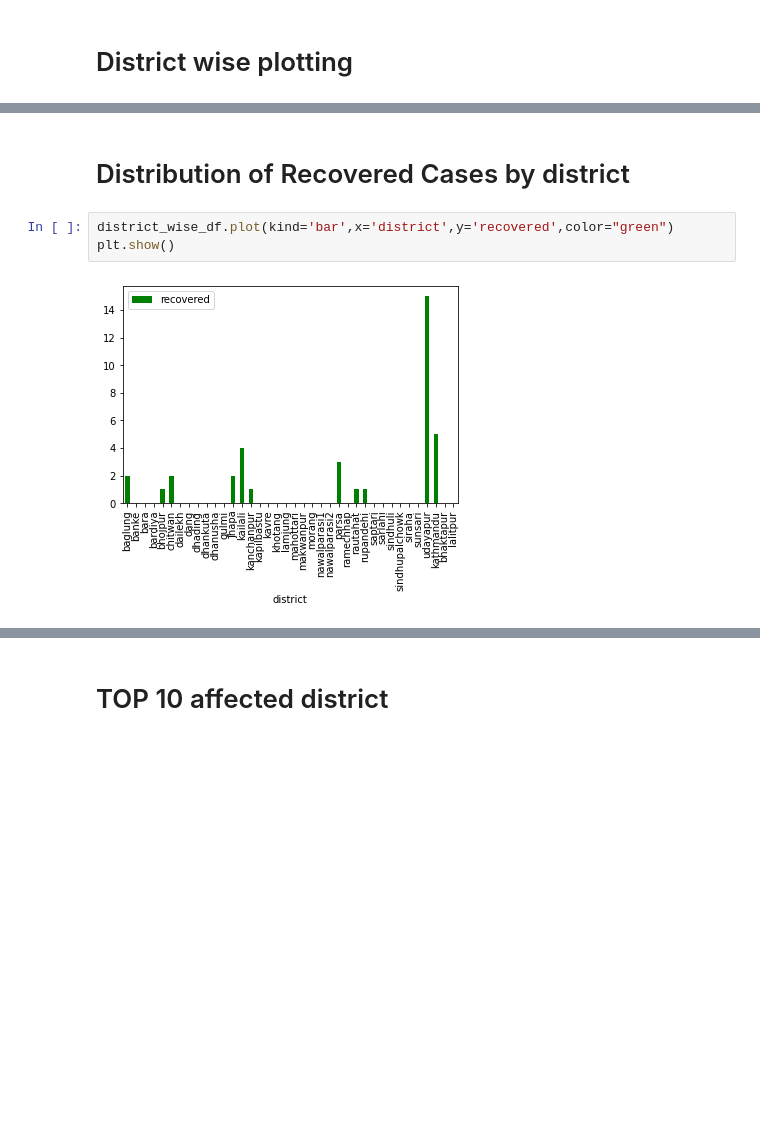
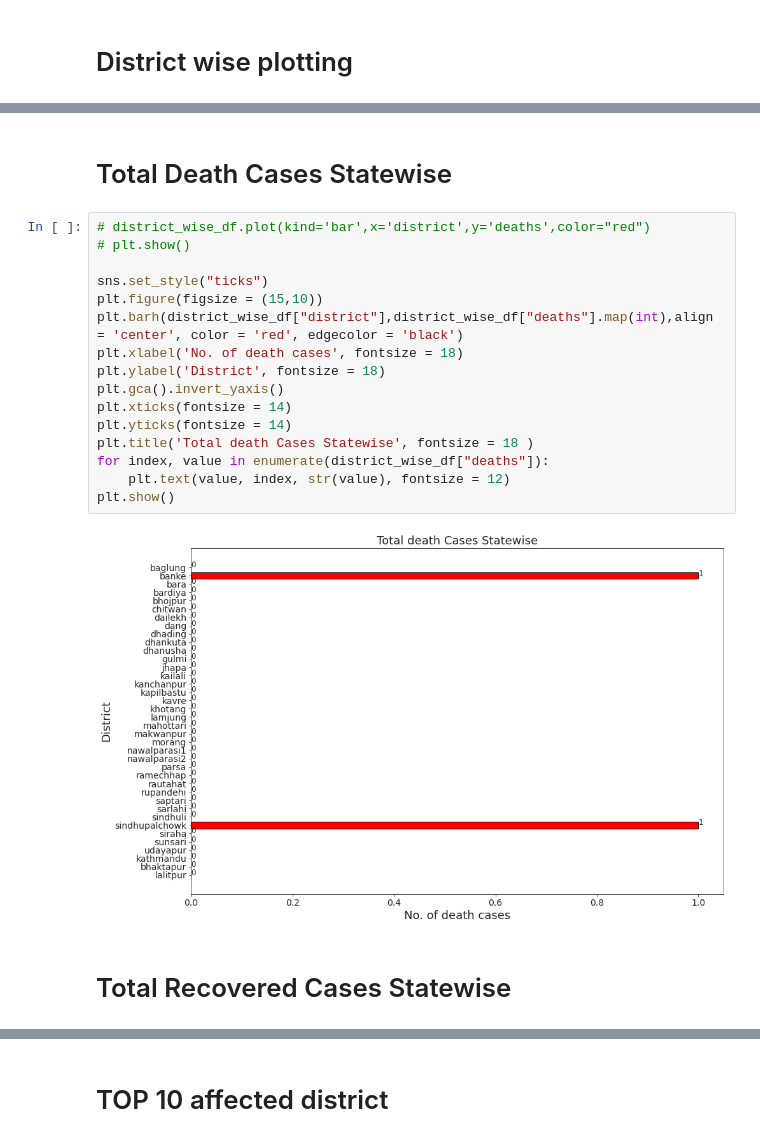
Before and after one commit to pemagrg1/Covid19-Nepal-DataAnalysis, a Jupyter notebook: Nepal Covid Data Analysis.ipynb, the cells around one changed output, grey strips where cells are left out. Saved outputs shown, nothing was run; the diff lists cells and outputs as text; blank space fills up the shorter version.

```diff
--- a/Nepal Covid Data Analysis.ipynb
+++ b/Nepal Covid Data Analysis.ipynb
@@ -93,7 +118,22 @@ plt.show()
+# %% [markdown]
+# Total Death Cases Statewise
+# %%
+# district_wise_df.plot(kind='bar',x='district',y='deaths',color="red")
+# plt.show()
+
+sns.set_style("ticks")
+plt.figure(figsize = (15,10))
+plt.barh(district_wise_df["district"],district_wise_df["deaths"].map(int),align = 'center', color = 'red', edgecolor = 'black')
+plt.xlabel('No. of death cases', fontsize = 18)
+plt.ylabel('District', fontsize = 18)
+plt.gca().invert_yaxis()
+plt.xticks(fontsize = 14)
+plt.yticks(fontsize = 14)
+plt.title('Total death Cases Statewise', fontsize = 18 )
+for index, value in enumerate(district_wise_df["deaths"]):
+    plt.text(value, index, str(value), fontsize = 12)
+plt.show()
+# %% [output]
+[figure, added]
 # %% [markdown]
-# Distribution of Recovered Cases by district
+# Total Recovered Cases Statewise
-# %%
-district_wise_df.plot(kind='bar',x='district',y='recovered',color="green")
-plt.show()
-# %% [output]
-[figure, removed]
```
Also changed, not shown: parts of 13 cells of this notebook.
